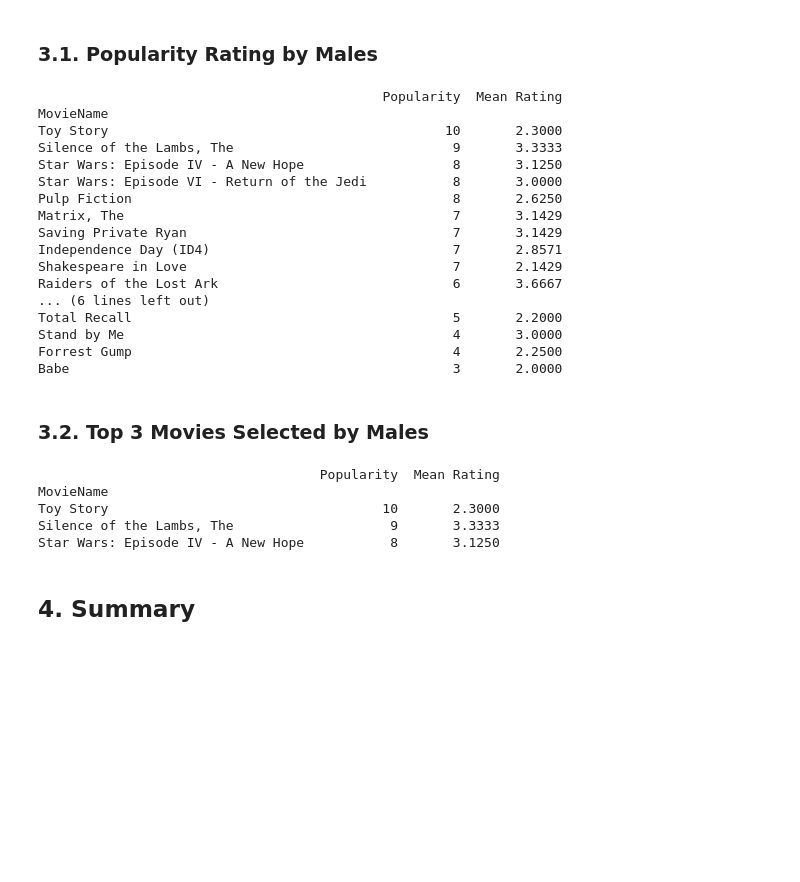
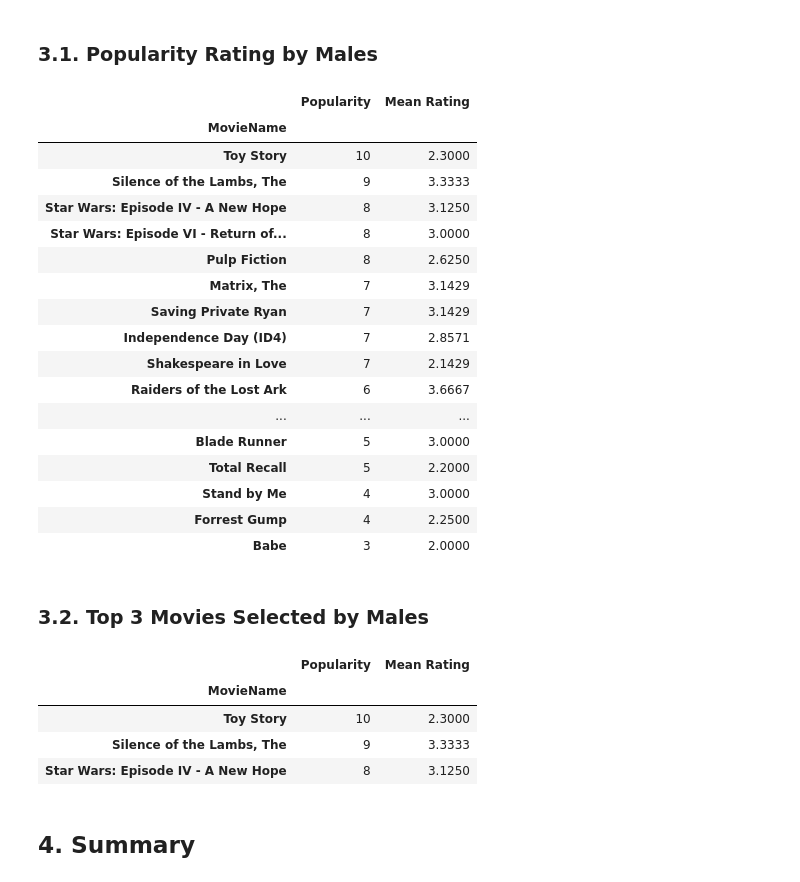
Before and after one commit to alv2017/DataAnalysis---MovieRatings, a Jupyter notebook: notebooks/MovieRatings_PopularityRating.ipynb, the cells around one changed output. Cells and saved outputs as stored; diff of their text form; code cells hidden in the pictures; blank space fills up the shorter version.

```diff
--- a/notebooks/MovieRatings_PopularityRating.ipynb
+++ b/notebooks/MovieRatings_PopularityRating.ipynb
@@ -163,44 +164,45 @@ What we are going to do about that? Well, I would say lets do nothing. Why?
 # %%
 # Movie Popularity Rating by Male Audience
 
 male_summary = summary[summary['Gender']=='M']
 male_popularity_summary = male_summary[['MovieName', 'Rating']].groupby('MovieName').agg(
     popularity = ('Rating', lambda x: x.count()),
     mean_rating = ('Rating', lambda x: x.mean())
 )
 male_popularity_summary.columns = ['Popularity', 'Mean Rating']
 male_popularity_rating = male_popularity_summary.sort_values(['Popularity', 'Mean Rating'],
     ascending=False)
-print(male_popularity_rating)
+male_popularity_rating
 # %% [output]
-                                            Popularity  Mean Rating
-MovieName
-Toy Story                                           10       2.3000
-Silence of the Lambs, The                            9       3.3333
-Star Wars: Episode IV - A New Hope                   8       3.1250
-Star Wars: Episode VI - Return of the Jedi           8       3.0000
-Pulp Fiction                                         8       2.6250
-Matrix, The                                          7       3.1429
-Saving Private Ryan                                  7       3.1429
-Independence Day (ID4)                               7       2.8571
-Shakespeare in Love                                  7       2.1429
-Raiders of the Lost Ark                              6       3.6667
-... (6 lines left out)
-Total Recall                                         5       2.2000
-Stand by Me                                          4       3.0000
-Forrest Gump                                         4       2.2500
-Babe                                                 3       2.0000
+|  | Popularity | Mean Rating |
+| MovieName |  |  |
+| Toy Story | 10 | 2.3000 |
+| Silence of the Lambs, The | 9 | 3.3333 |
+| Star Wars: Episode IV - A New Hope | 8 | 3.1250 |
+| Star Wars: Episode VI - Return of... | 8 | 3.0000 |
+| Pulp Fiction | 8 | 2.6250 |
+| Matrix, The | 7 | 3.1429 |
+| Saving Private Ryan | 7 | 3.1429 |
+| Independence Day (ID4) | 7 | 2.8571 |
+| Shakespeare in Love | 7 | 2.1429 |
+| Raiders of the Lost Ark | 6 | 3.6667 |
+| ... | ... | ... |
+| Blade Runner | 5 | 3.0000 |
+| Total Recall | 5 | 2.2000 |
+| Stand by Me | 4 | 3.0000 |
+| Forrest Gump | 4 | 2.2500 |
+| Babe | 3 | 2.0000 |
 # %% [markdown]
 ### 3.2. Top 3 Movies Selected by Males
 # %%
 # Top 3 Movies Selected by Male
-print(male_popularity_rating.head(n=3))
+male_popularity_rating.head(n=3)
 # %% [output]
-                                    Popularity  Mean Rating
-MovieName
-Toy Story                                   10       2.3000
-Silence of the Lambs, The                    9       3.3333
-Star Wars: Episode IV - A New Hope           8       3.1250
+|  | Popularity | Mean Rating |
+| MovieName |  |  |
+| Toy Story | 10 | 2.3000 |
+| Silence of the Lambs, The | 9 | 3.3333 |
+| Star Wars: Episode IV - A New Hope | 8 | 3.1250 |
 # %% [markdown]
 ## 4. Summary
 # %% [markdown]
```
Also changed, not shown: parts of 5 cells of this notebook.
